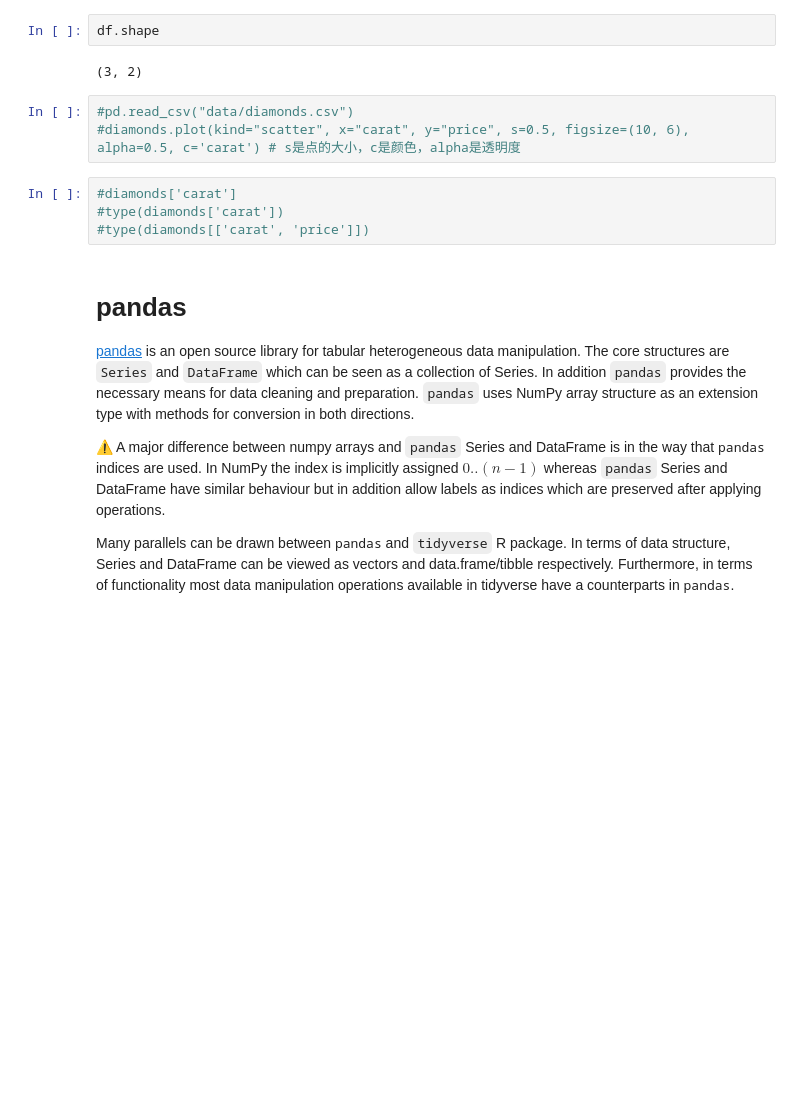
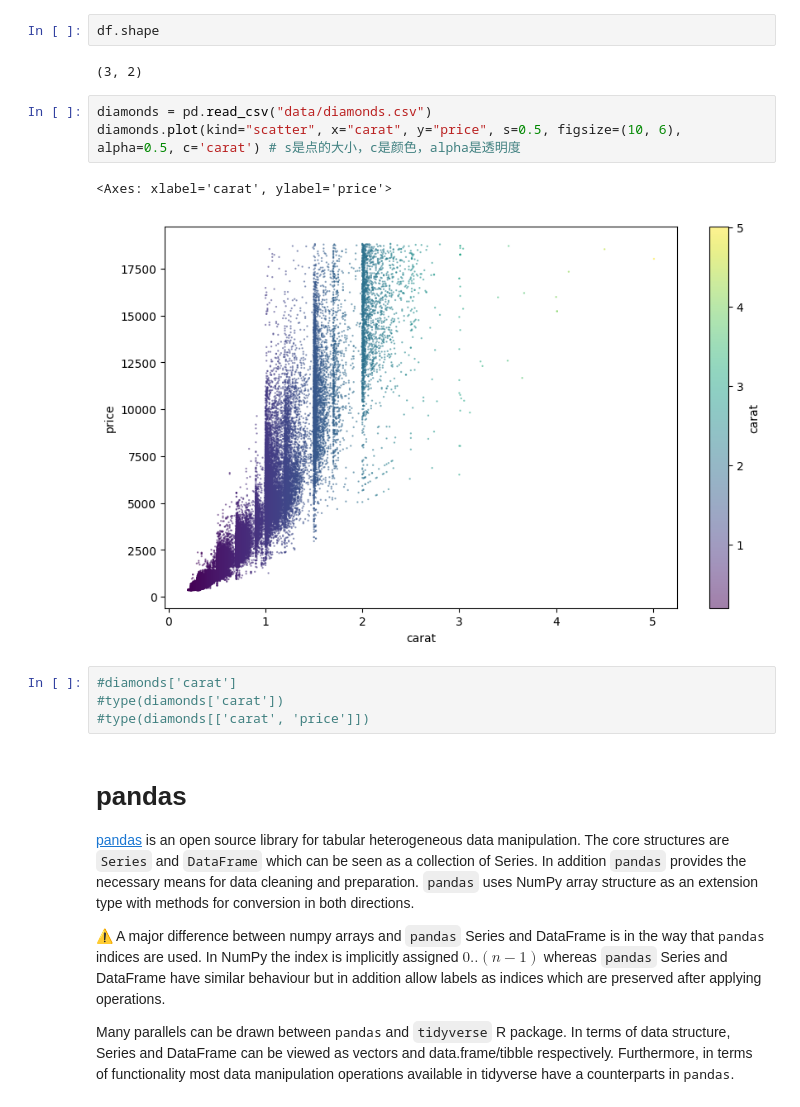
Before and after one commit to Lareina-ww/EfDS, a Jupyter notebook: 07_pd/pd.ipynb, the cells around one changed output. Saved outputs shown, nothing was run; the diff lists cells and outputs as text; blank space fills up the shorter version.

```diff
--- a/07_pd/pd.ipynb
+++ b/07_pd/pd.ipynb
@@ -259,8 +259,11 @@ df.shape
 # %% [output]
 (3, 2)
 # %%
-#pd.read_csv("data/diamonds.csv")
-#diamonds.plot(kind="scatter", x="carat", y="price", s=0.5, figsize=(10, 6), alpha=0.5, c='carat') # s是点的大小，c是颜色，alpha是透明度
+diamonds = pd.read_csv("data/diamonds.csv")
+diamonds.plot(kind="scatter", x="carat", y="price", s=0.5, figsize=(10, 6), alpha=0.5, c='carat') # s是点的大小，c是颜色，alpha是透明度
+# %% [output]
+<Axes: xlabel='carat', ylabel='price'>
+[figure, added]
 # %%
 #diamonds['carat']
 #type(diamonds['carat'])
```
Also changed, not shown: 1 other file.
